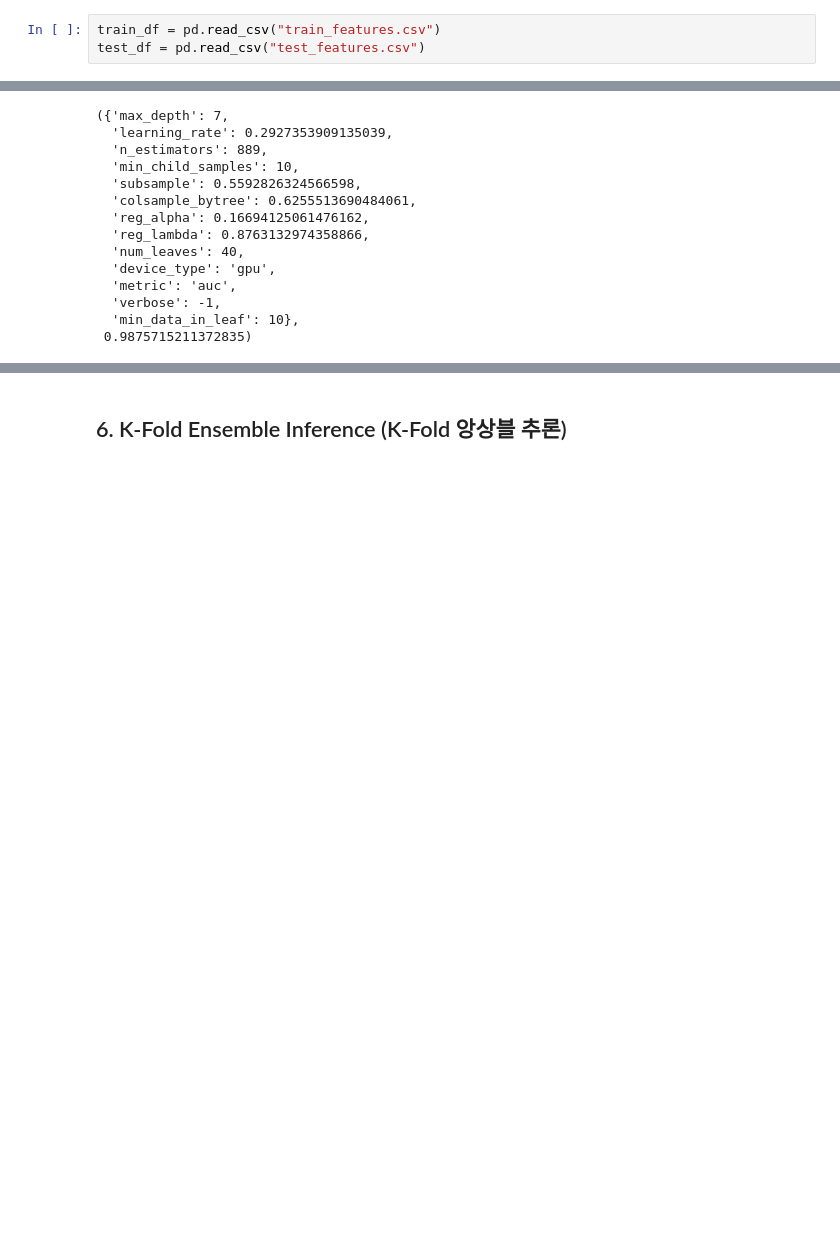
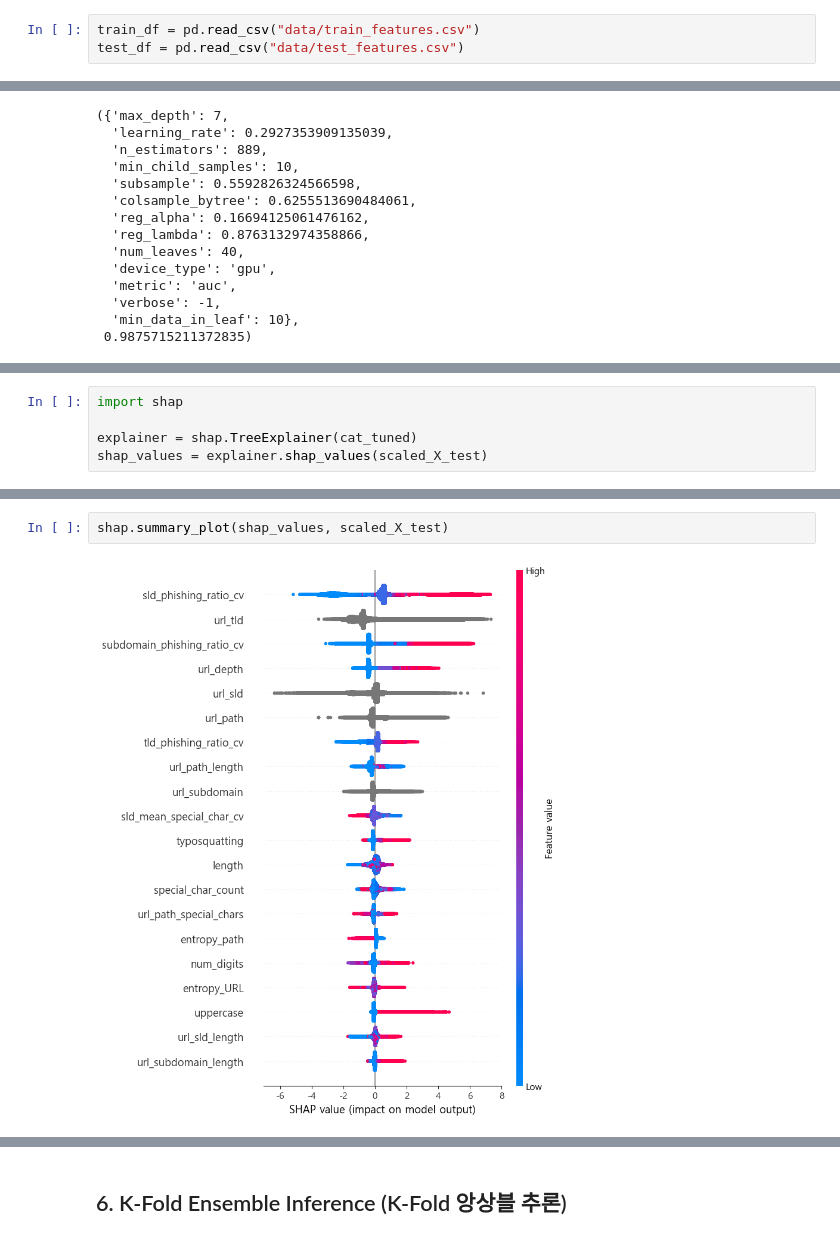
Before and after one commit to koeyhi/malicious_url, a Jupyter notebook: 악성 URL 탐지.ipynb, the cells around one changed output, grey strips where cells are left out. Saved outputs shown, nothing was run; the diff lists cells and outputs as text; blank space fills up the shorter version.

```diff
--- a/악성 URL 탐지.ipynb
+++ b/악성 URL 탐지.ipynb
@@ -904,8 +871,8 @@ plt.show()
 # %% [markdown]
 ## 4. Pre-processing (전처리)
 # %%
-train_df = pd.read_csv("train_features.csv")
-test_df = pd.read_csv("test_features.csv")
+train_df = pd.read_csv("data/train_features.csv")
+test_df = pd.read_csv("data/test_features.csv")
 # %%
 train_df.isnull().sum()
 # %% [output]
@@ -1377,0 +1280,5 @@ weighted avg       0.97      0.97      0.97   1748764
+# %%
+import shap
+
+explainer = shap.TreeExplainer(cat_tuned)
+shap_values = explainer.shap_values(scaled_X_test)
@@ -1377,0 +1293,4 @@ weighted avg       0.97      0.97      0.97   1748764
+# %%
+shap.summary_plot(shap_values, scaled_X_test)
+# %% [output]
+[figure, added]
```
Also changed, not shown: parts of 21 cells of this notebook.
